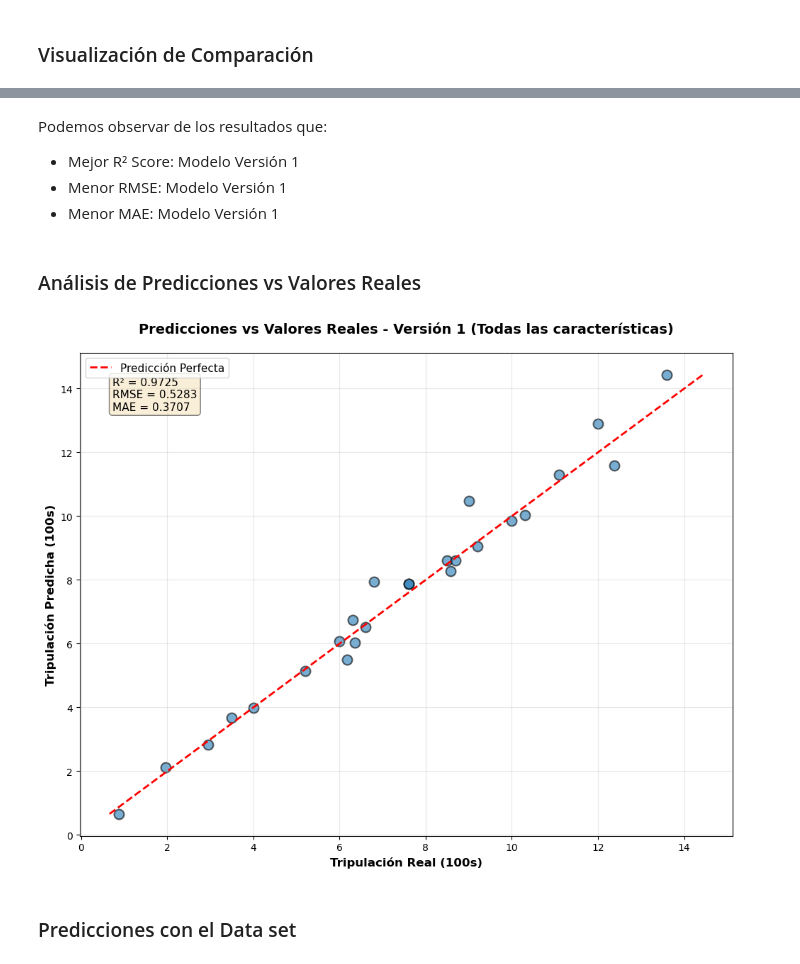
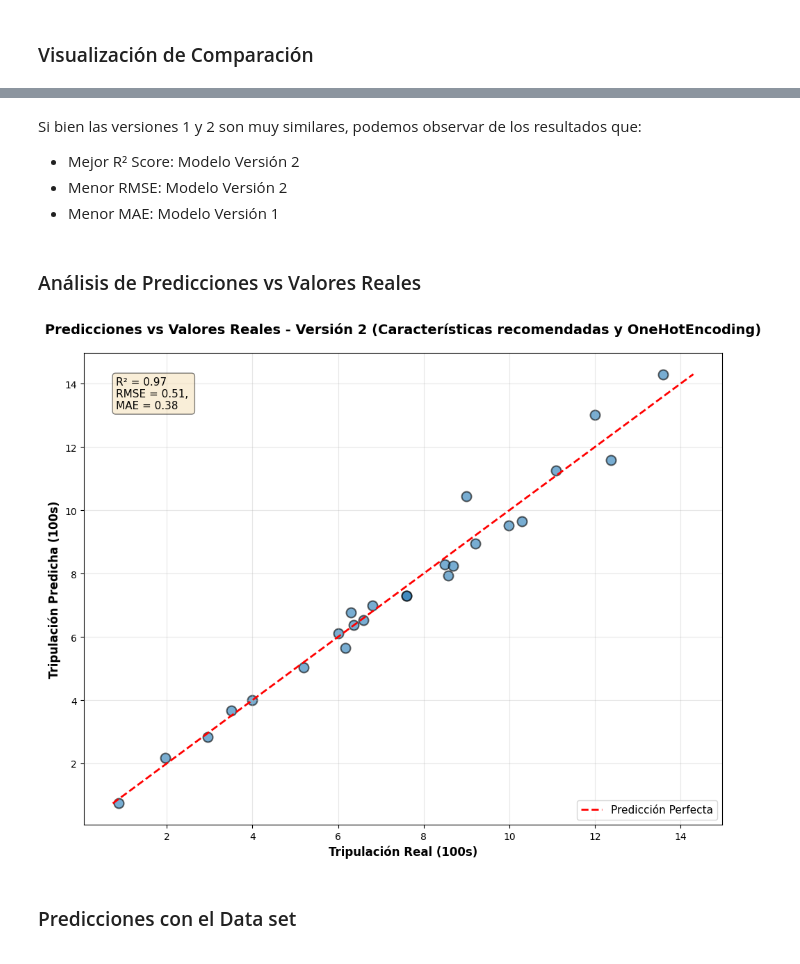
Before and after one commit to Maria-Villafuerte/Labs_Data_Science, a Jupyter notebook: Lab_10/Lab10_Spark.ipynb, the cells around one changed output, grey strips where cells are left out. Cells and saved outputs as stored; diff of their text form; code cells hidden in the pictures.

Commit message:
feat: advanced analysis for best model

```diff
--- a/Lab_10/Lab10_Spark.ipynb
+++ b/Lab_10/Lab10_Spark.ipynb
@@ -553,4 +548,7 @@ EVALUACIÓN MODELO VERSIÓN 1: Todas las características
    MAE (Error absoluto):      0.3707 (equivalente a 37.1 tripulantes)
 # %% [markdown]
 #### Evaluación Modelo Versión 2 (Características recomendadas + OneHotEncoding)
+# %%
+# PREDICCIÓN de este modelo
+predicciones_v2 = modelo_entrenado_v2.transform(test_v2)
 # %%
@@ -678,41 +675,42 @@ plt.show()
 # %% [markdown]
-Podemos observar de los resultados que:
+Si bien las versiones 1 y 2 son muy similares, podemos observar de los resultados que:
 
-- Mejor R² Score:    Modelo Versión 1
-- Menor RMSE:        Modelo Versión 1
+- Mejor R² Score:    Modelo Versión 2
+- Menor RMSE:        Modelo Versión 2
 - Menor MAE:         Modelo Versión 1
 # %% [markdown]
 ### Análisis de Predicciones vs Valores Reales
 # %%
 # Convertir a Pandas para visualización
-pred_pandas = predicciones_v1.select("crew", "prediction").toPandas()
+pred_pandas = predicciones_v2.select("crew", "prediction").toPandas()
 
 # Crear gráfico de dispersión
 plt.figure(figsize=(10, 8))
 
 plt.scatter(pred_pandas['crew'], pred_pandas['prediction'],
            alpha=0.6, s=100, edgecolor='black', linewidth=1.5)
 
 # Línea de predicción perfecta
 min_val = min(pred_pandas['crew'].min(), pred_pandas['prediction'].min())
 max_val = max(pred_pandas['crew'].max(), pred_pandas['prediction'].max())
 plt.plot([min_val, max_val], [min_val, max_val], 'r--', linewidth=2, label='Predicción Perfecta')
 
 plt.xlabel('Tripulación Real (100s)', fontsize=12, fontweight='bold')
 plt.ylabel('Tripulación Predicha (100s)', fontsize=12, fontweight='bold')
-plt.title(f'Predicciones vs Valores Reales - {"Versión 1 (Todas las características)"}',
+plt.title(f'Predicciones vs Valores Reales - {"Versión 2 (Características recomendadas y OneHotEncoding)"}',
          fontsize=14, fontweight='bold', pad=20)
 plt.legend(fontsize=11)
 plt.grid(alpha=0.3)
 
+texto = f"R² = {r2_v2:.2f} \nRMSE = {rmse_v2:.2f}, \nMAE = {mae_v2:.2f}"
 plt.text(0.05, 0.95, texto, transform=plt.gca().transAxes,
         fontsize=11, verticalalignment='top',
         bbox=dict(boxstyle='round', facecolor='wheat', alpha=0.5))
 
 plt.tight_layout()
 plt.show()
 # %% [output]
-[figure, old version]
+[figure, new version]
 # %% [markdown]
 ### Predicciones con el Data set
 # %%
```
Also changed, not shown: parts of 36 cells of this notebook.
